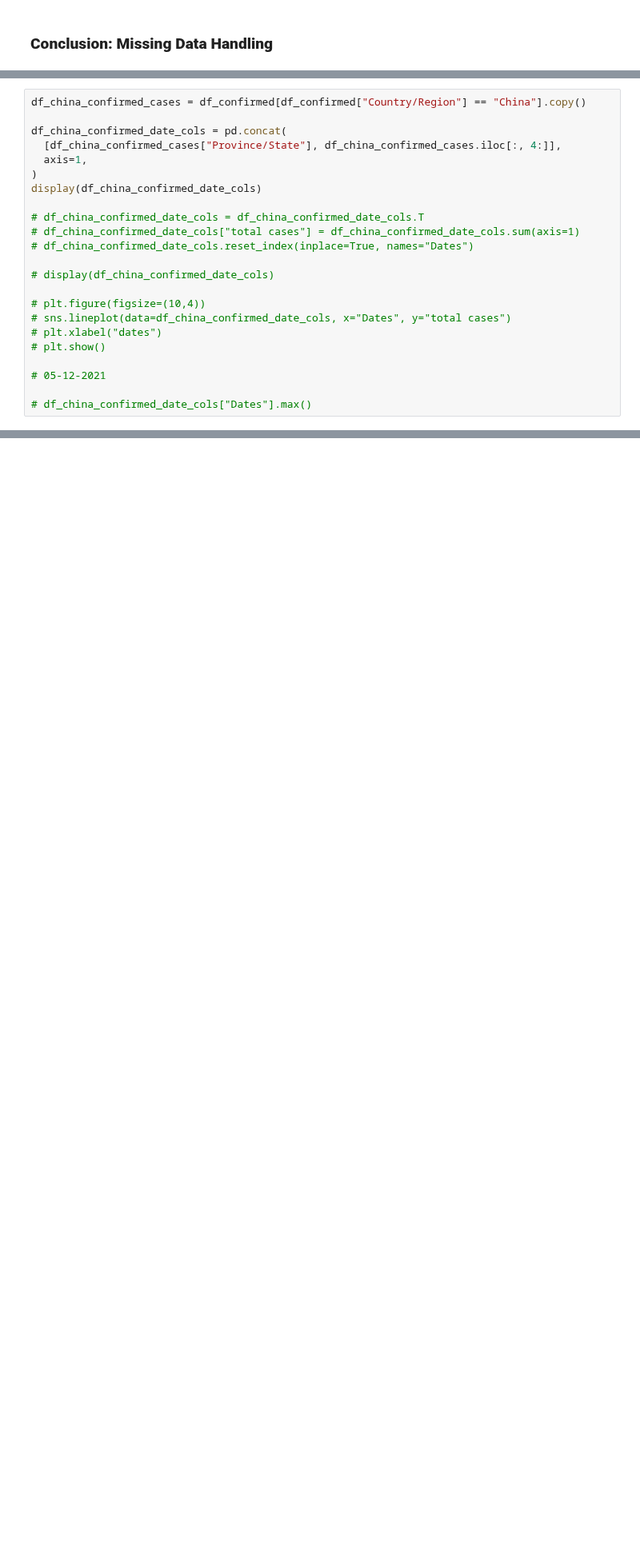
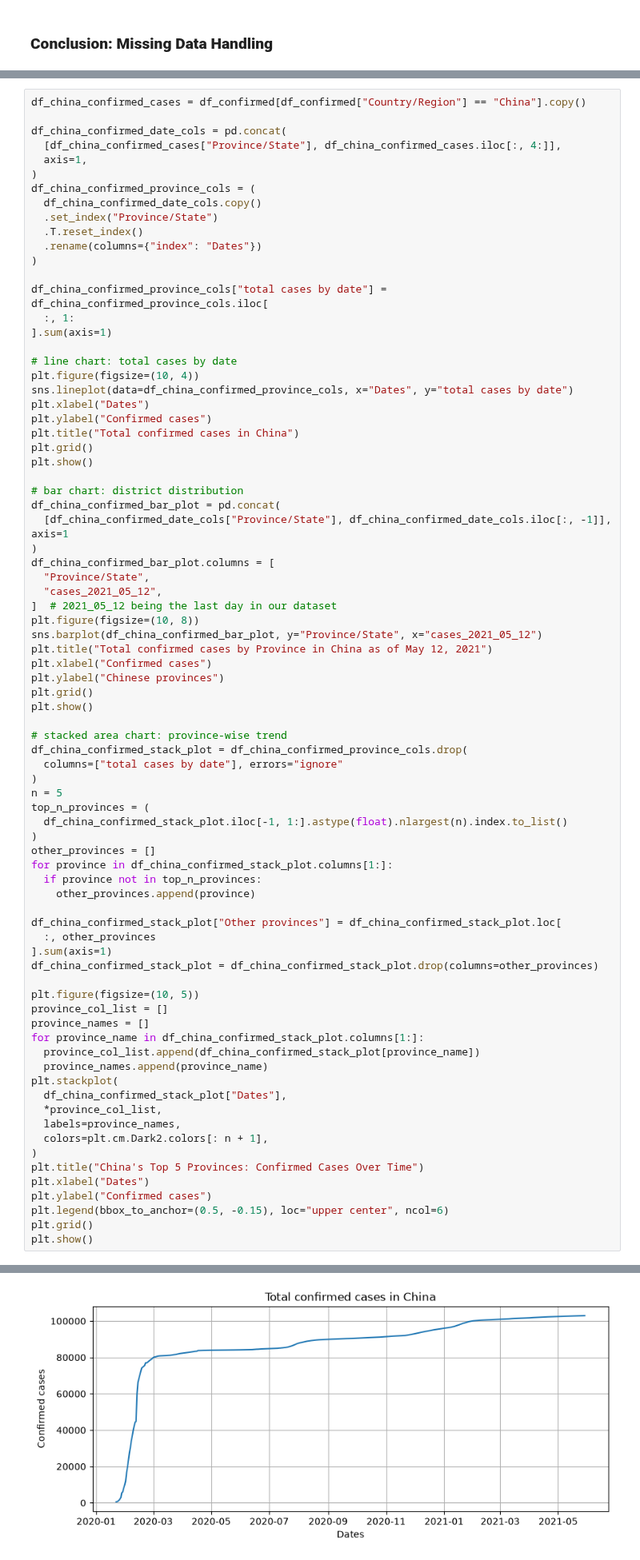
Before and after one commit to chetanchandel31/da-covid19, a Jupyter notebook: notebooks/01_covid_19_analysis.ipynb, the cells around one changed output, grey strips where cells are left out. Shown at 80% size. Cells and saved outputs as stored; diff of their text form; blank space fills up the shorter version.

Commit message:
confirmed cases in china

```diff
--- a/notebooks/01_covid_19_analysis.ipynb
+++ b/notebooks/01_covid_19_analysis.ipynb
@@ -499,20 +499,76 @@ df_china_confirmed_date_cols = pd.concat(
   [df_china_confirmed_cases["Province/State"], df_china_confirmed_cases.iloc[:, 4:]],
   axis=1,
 )
-display(df_china_confirmed_date_cols)
+df_china_confirmed_province_cols = (
+  df_china_confirmed_date_cols.copy()
+  .set_index("Province/State")
+  .T.reset_index()
+  .rename(columns={"index": "Dates"})
+)
 
-# df_china_confirmed_date_cols = df_china_confirmed_date_cols.T
-# df_china_confirmed_date_cols["total cases"] = df_china_confirmed_date_cols.sum(axis=1)
-# df_china_confirmed_date_cols.reset_index(inplace=True, names="Dates")
+df_china_confirmed_province_cols["total cases by date"] = df_china_confirmed_province_cols.iloc[
+  :, 1:
+].sum(axis=1)
 
-# display(df_china_confirmed_date_cols)
+# line chart: total cases by date
+plt.figure(figsize=(10, 4))
+sns.lineplot(data=df_china_confirmed_province_cols, x="Dates", y="total cases by date")
+plt.xlabel("Dates")
+plt.ylabel("Confirmed cases")
+plt.title("Total confirmed cases in China")
+plt.grid()
+plt.show()
 
-# plt.figure(figsize=(10,4))
-# sns.lineplot(data=df_china_confirmed_date_cols, x="Dates", y="total cases")
-# plt.xlabel("dates")
-# plt.show()
+# bar chart: district distribution
+df_china_confirmed_bar_plot = pd.concat(
+  [df_china_confirmed_date_cols["Province/State"], df_china_confirmed_date_cols.iloc[:, -1]], axis=1
+)
+df_china_confirmed_bar_plot.columns = [
+  "Province/State",
+  "cases_2021_05_12",
+]  # 2021_05_12 being the last day in our dataset
+plt.figure(figsize=(10, 8))
+sns.barplot(df_china_confirmed_bar_plot, y="Province/State", x="cases_2021_05_12")
+plt.title("Total confirmed cases by Province in China as of May 12, 2021")
+plt.xlabel("Confirmed cases")
+plt.ylabel("Chinese provinces")
+plt.grid()
+plt.show()
 
-# 05-12-2021
+# stacked area chart: province-wise trend
+df_china_confirmed_stack_plot = df_china_confirmed_province_cols.drop(
+  columns=["total cases by date"], errors="ignore"
+)
+n = 5
+top_n_provinces = (
+  df_china_confirmed_stack_plot.iloc[-1, 1:].astype(float).nlargest(n).index.to_list()
+)
+other_provinces = []
+for province in df_china_confirmed_stack_plot.columns[1:]:
+  if province not in top_n_provinces:
+    other_provinces.append(province)
 
-# df_china_confirmed_date_cols["Dates"].max()
+df_china_confirmed_stack_plot["Other provinces"] = df_china_confirmed_stack_plot.loc[
+  :, other_provinces
+].sum(axis=1)
+df_china_confirmed_stack_plot = df_china_confirmed_stack_plot.drop(columns=other_provinces)
+
+plt.figure(figsize=(10, 5))
+province_col_list = []
+province_names = []
+for province_name in df_china_confirmed_stack_plot.columns[1:]:
+  province_col_list.append(df_china_confirmed_stack_plot[province_name])
+  province_names.append(province_name)
+plt.stackplot(
+  df_china_confirmed_stack_plot["Dates"],
+  *province_col_list,
+  labels=province_names,
+  colors=plt.cm.Dark2.colors[: n + 1],
+)
+plt.title("China's Top 5 Provinces: Confirmed Cases Over Time")
+plt.xlabel("Dates")
+plt.ylabel("Confirmed cases")
+plt.legend(bbox_to_anchor=(0.5, -0.15), loc="upper center", ncol=6)
+plt.grid()
+plt.show()
 # %% [output]
@@ -536,0 +575 @@ display(df_china_confirmed_date_cols)
+[figure, added]
```
Also changed, not shown: parts of 9 cells of this notebook.
